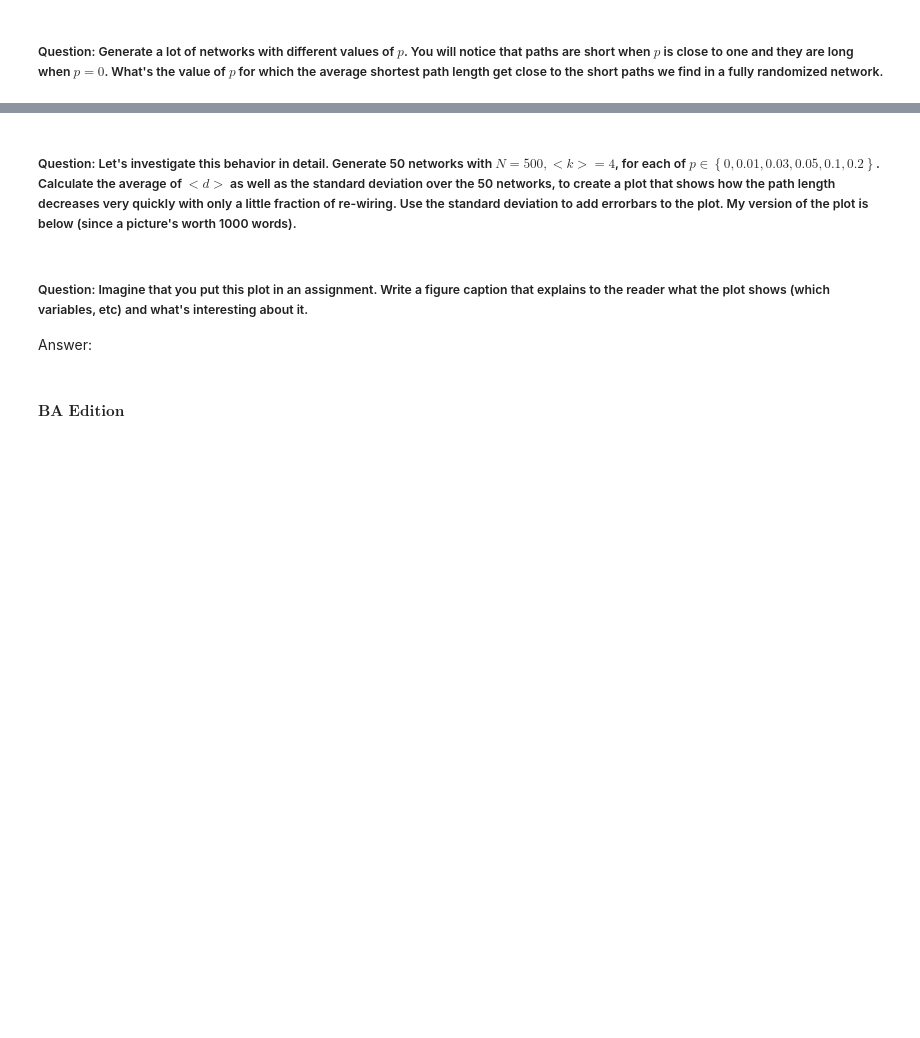
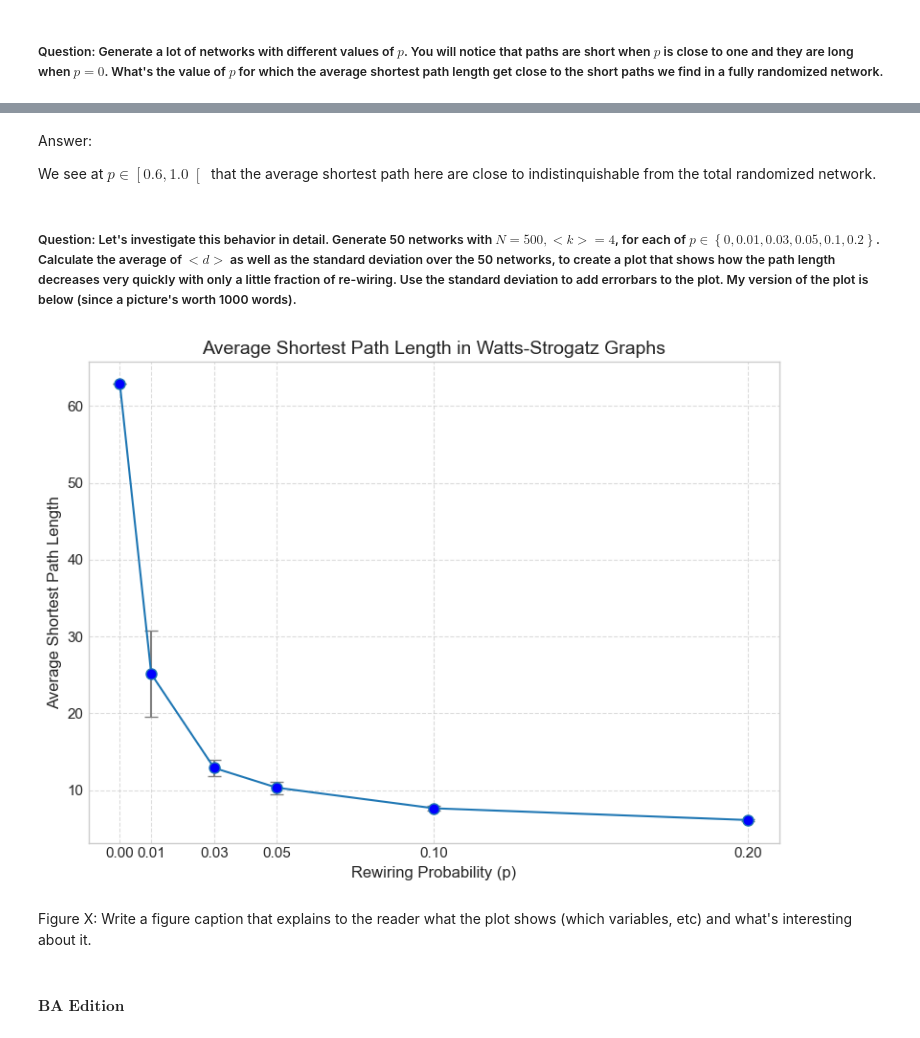
Before and after one commit to sorenstange/02805_Social_graphs_and_interactions, a Jupyter notebook: Assignment_1.ipynb, the cells around one changed output, grey strips where cells are left out. Saved outputs shown, nothing was run; the diff lists cells and outputs as text; code cells hidden in the pictures; blank space fills up the shorter version.

```diff
--- a/Assignment_1.ipynb
+++ b/Assignment_1.ipynb
@@ -45,12 +81,40 @@ Answer:
+# %% [markdown]
+Answer:
+
+We see at $p \in \left[0.6, 1.0\right[$ that the average shortest path here are close to indistinquishable from the total randomized network.
 # %% [markdown]
 ##### Question: Let's investigate this behavior in detail. Generate 50 networks with $N = 500, <k> = 4$, for each of $p \in \left\{ 0, 0.01, 0.03, 0.05, 0.1, 0.2\right\}$. Calculate the average of $<d>$ as well as the standard deviation over the 50 networks, to create a plot that shows how the path length decreases very quickly with only a little fraction of re-wiring. Use the standard deviation to add errorbars to the plot. My version of the plot is below (since a picture's worth 1000 words).
 # %%
 # Answer:
-### Insert code here
+P = [0, 0.01, 0.03, 0.05, 0.1, 0.2]
+N, k = 500, 4
+M = 50
+avg = []
+std = []
+for i, pi in enumerate(P):
+    now = []
+    for _ in range(M):
+        G = nx.watts_strogatz_graph(N, k, p = pi)
+        now.append(nx.average_shortest_path_length(G))
+    avg.append(np.average(now))
+    std.append(np.std(now))
+
+plt.figure(figsize=(8,6))
+plt.errorbar(P, avg, yerr=std, fmt='o-', capsize=5,
+             ecolor='gray', elinewidth=1.5, markerfacecolor='blue', markersize=8)
+
+plt.title("Average Shortest Path Length in Watts-Strogatz Graphs", fontsize=14)
+plt.xlabel("Rewiring Probability (p)", fontsize=12)
+plt.ylabel("Average Shortest Path Length", fontsize=12)
+
+plt.xticks(P)
+plt.grid(True, linestyle="--", alpha=0.7)
+plt.tight_layout()
+plt.show()
+# %% [output]
+[figure, added]
-# %% [markdown]
-##### Question: Imagine that you put this plot in an assignment. Write a figure caption that explains to the reader what the plot shows (which variables, etc) and what's interesting about it.
-
-Answer:
+# %% [markdown]
+Figure X: Write a figure caption that explains to the reader what the plot shows (which variables, etc) and what's interesting about it.
 # %% [markdown]
 #### $\textbf{BA Edition}$
 # %% [markdown]
```
Also changed, not shown: parts of 5 cells of this notebook.
